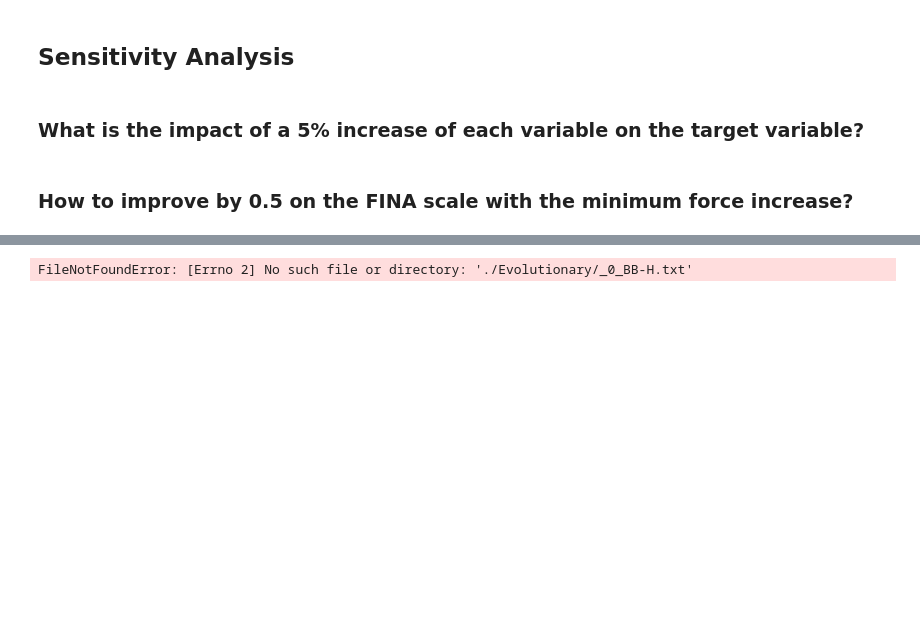
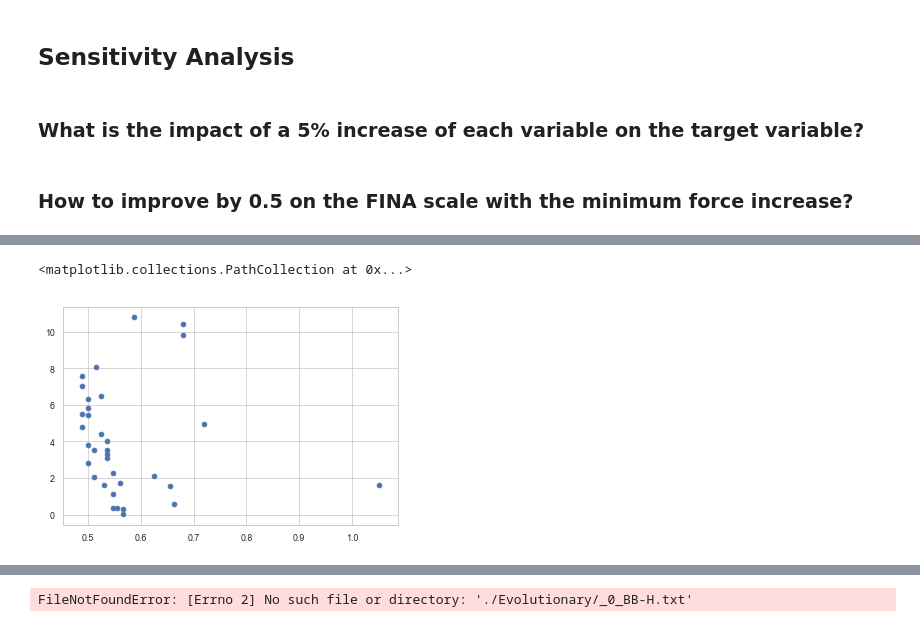
Before and after one commit to romainmartinez/synchro, a Jupyter notebook: synchro.ipynb, the cells around one changed output, grey strips where cells are left out. Saved outputs shown, nothing was run; the diff lists cells and outputs as text; code cells hidden in the pictures; blank space fills up the shorter version.

```diff
--- a/synchro.ipynb
+++ b/synchro.ipynb
@@ -778,3 +760,7 @@ plt.show()
 ### What is the impact of a 5% increase of each variable on the target variable?
 # %% [markdown]
 ### How to improve by 0.5 on the FINA scale with the minimum force increase?
+# %%
+imb_cols = X_augmented.filter(like="imb").columns.tolist()
+anthropo_cols = ["Height", "Mass"]
+force_cols = X_augmented.drop(imb_cols + anthropo_cols, axis=1).columns.tolist()
@@ -781,12 +778,17 @@ plt.show()
 # %%
 import platypus as pp
+
+random.seed(RANDOM_SEED)
+
+n_var = len(imb_cols) + len(force_cols)
+n_obj = 3
 
 # loop target
 itarget = y.columns[0]
 
 shap_weight = (
     shap_df.query("target == @itarget")
-    .drop(["target", "Height", "Mass"], axis=1)
+    .drop(["target"] + anthropo_cols, axis=1)
     .abs()
     .mean()
 )
@@ -796,6 +798,7 @@ shap_ponderation = 1 - shap_weight / shap_weight.sum()
 # loop participant
 i = 0
 
-irow = X_augmented.iloc[[i]]
-initial_pred = boosted[itarget].predict(irow)[0]
-desired_pred = initial + 0.5
+irow = X_augmented.iloc[[i]].drop(anthropo_cols, axis=1)
+anthropo = X_augmented.iloc[[i]][anthropo_cols]
+initial_pred = boosted[itarget].predict(X_augmented.iloc[[i]])[0]
+desired_pred = initial_pred + 0.5
@@ -855,4 +830,4 @@ SyntaxError: invalid syntax (<ipython-input-329-8ec33a079eef>, line 17)
 # %%
-problem = Opt()
+problem = Problem()
 algorithm = pp.SMPSO(problem)
-algorithm.run(10000)
+algorithm.run(1000) # 10_000
@@ -883,0 +834,8 @@ Initial_obs
+# %%
+plt.scatter(
+    [s.objectives[0] for s in algorithm.result],
+    [s.objectives[1] for s in algorithm.result],
+)
+# %% [output]
+<matplotlib.collections.PathCollection at 0x...>
+[figure, added]
```
Also changed, not shown: parts of 25 cells of this notebook, 1 other file.
